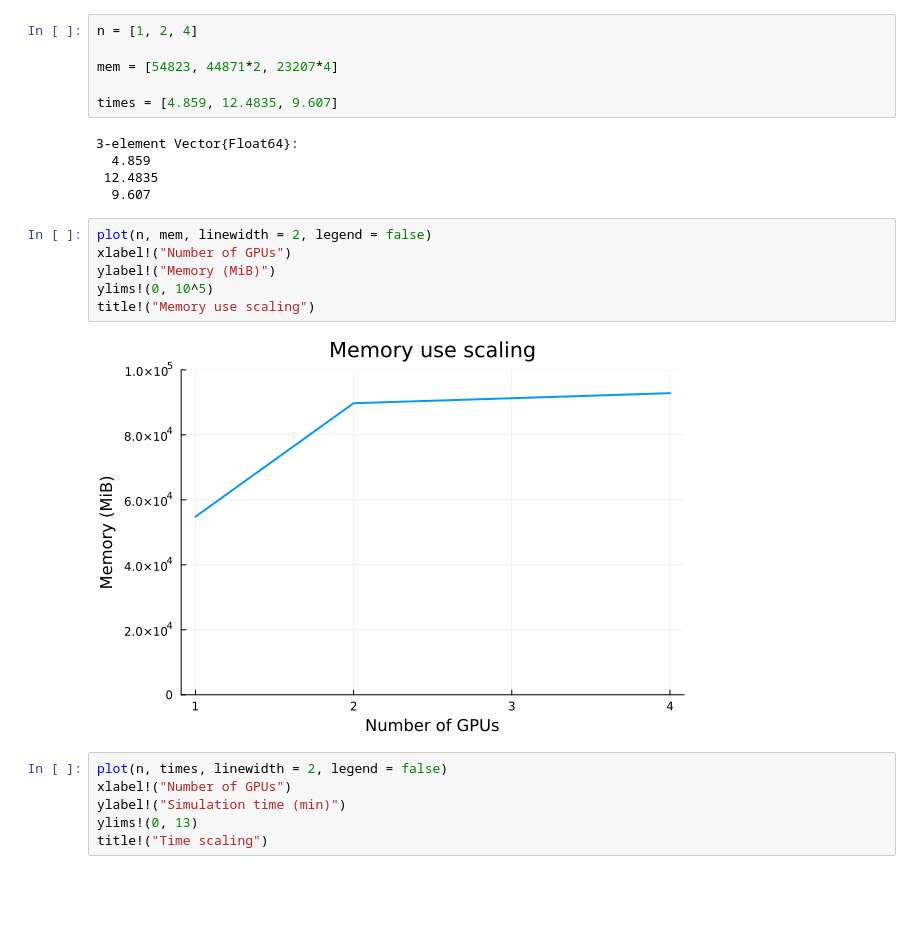
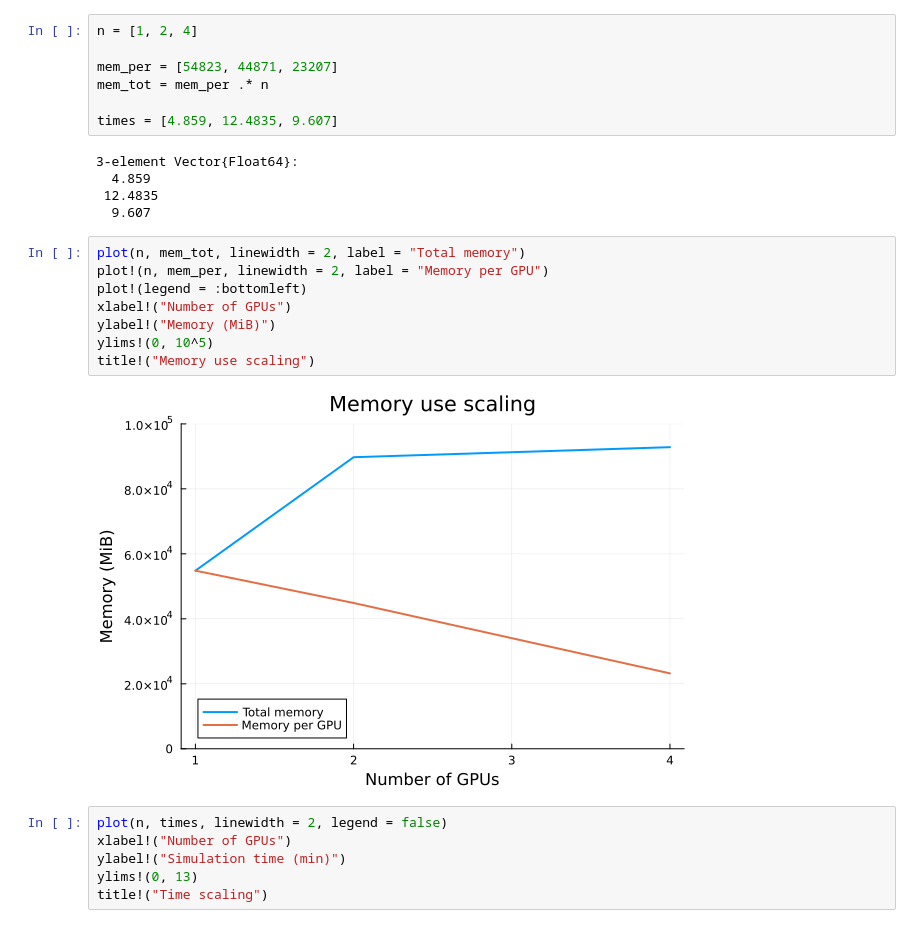
Before and after one commit to pcarlip/multigpu-ocean, a Jupyter notebook: ngpu-scaling/comp.ipynb, the cells around one changed output. Cells and saved outputs as stored; diff of their text form; blank space fills up the shorter version.

Commit message:
plot memory per gpu

```diff
--- a/ngpu-scaling/comp.ipynb
+++ b/ngpu-scaling/comp.ipynb
@@ -3,7 +3,8 @@ using Plots
 # %%
 n = [1, 2, 4]
 
-mem = [54823, 44871*2, 23207*4]
+mem_per = [54823, 44871, 23207]
+mem_tot = mem_per .* n
 
 times = [4.859, 12.4835, 9.607]
 # %% [output]
@@ -12,13 +13,15 @@ times = [4.859, 12.4835, 9.607]
  12.4835
   9.607
 # %%
-plot(n, mem, linewidth = 2, legend = false)
+plot(n, mem_tot, linewidth = 2, label = "Total memory")
+plot!(n, mem_per, linewidth = 2, label = "Memory per GPU")
+plot!(legend = :bottomleft)
 xlabel!("Number of GPUs")
 ylabel!("Memory (MiB)")
 ylims!(0, 10^5)
 title!("Memory use scaling")
 # %% [output]
-[figure, old version]
+[figure, new version]
 # %%
 plot(n, times, linewidth = 2, legend = false)
 xlabel!("Number of GPUs")
```
Also changed, not shown: 1 other file.
